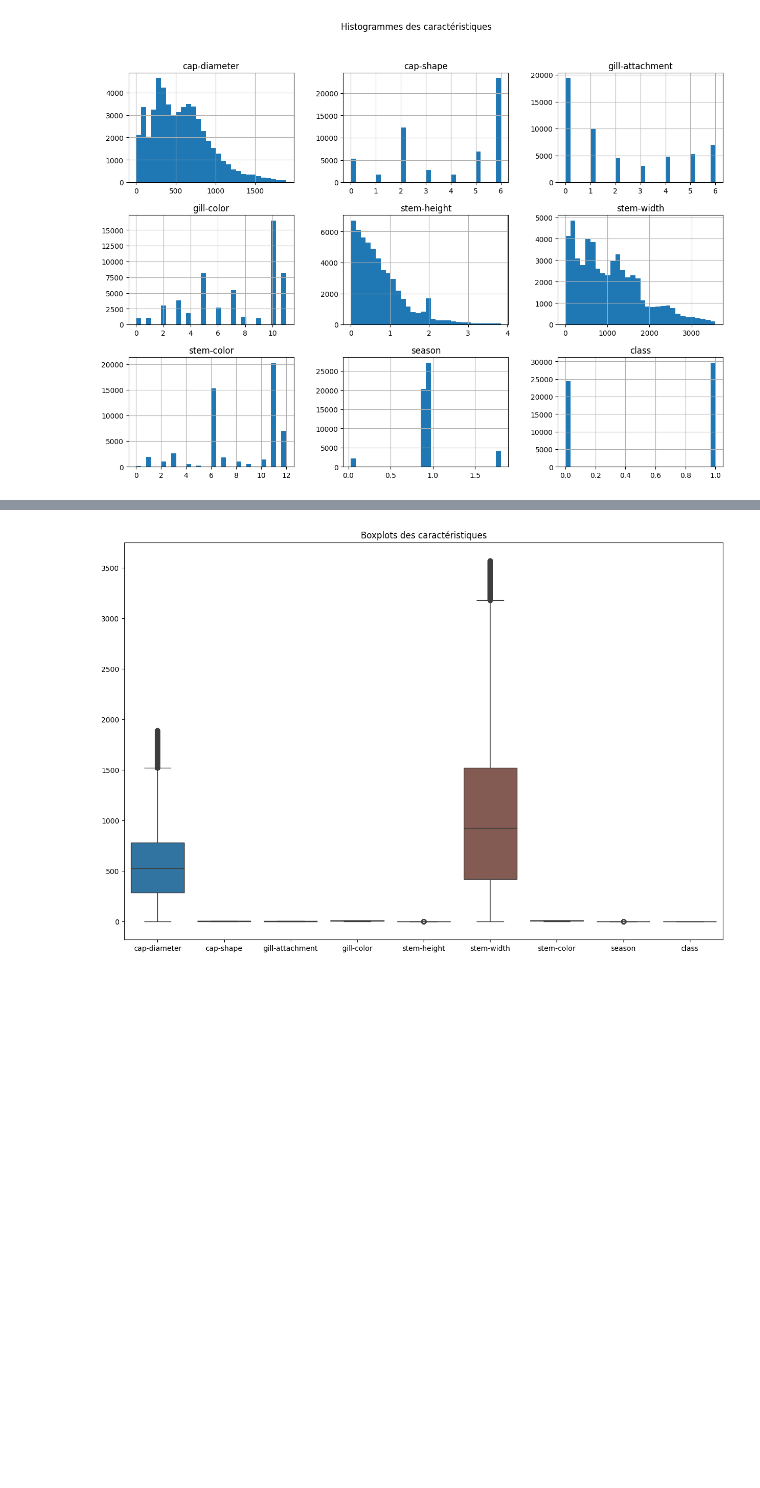
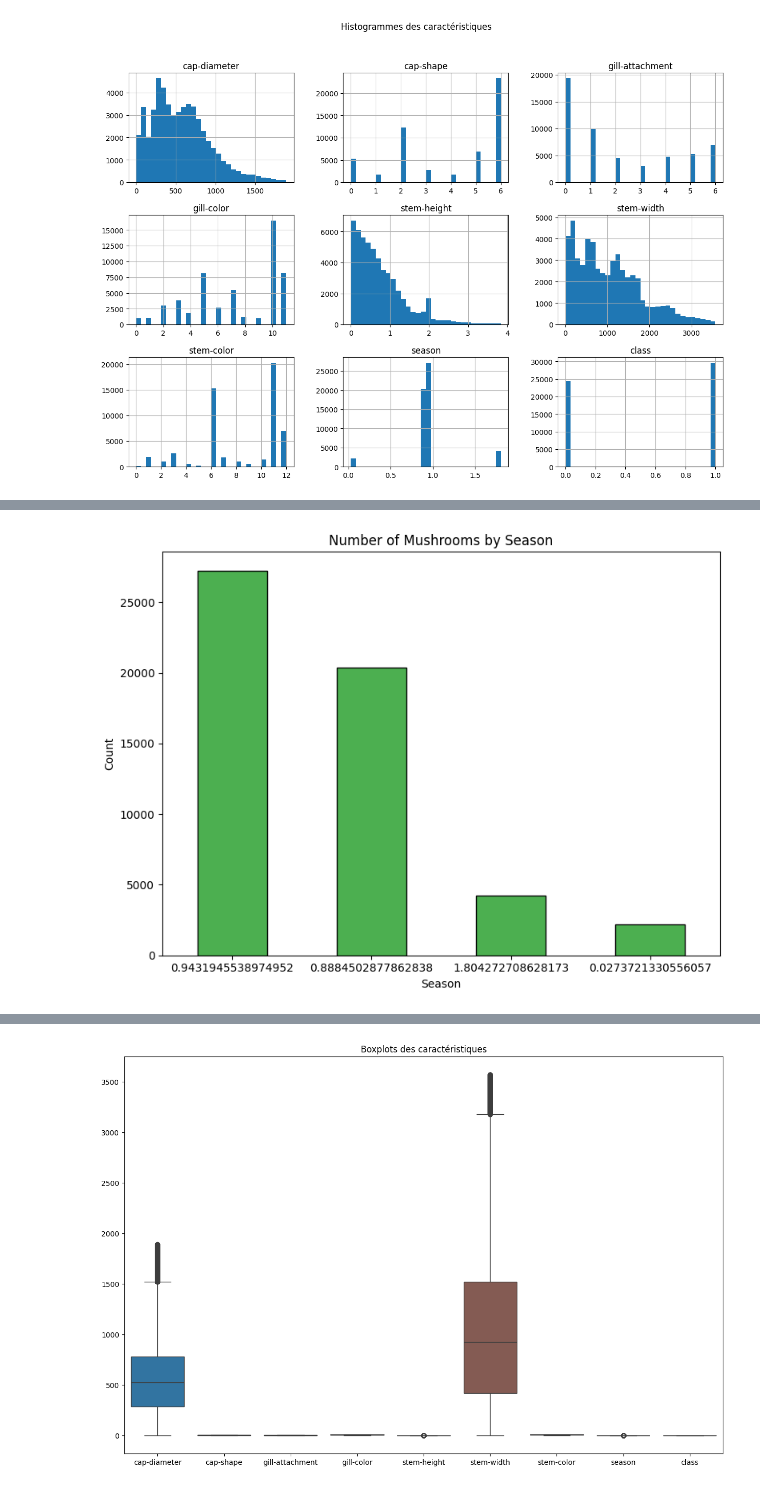
Before and after one commit to onissan19/ML-mush, a Jupyter notebook: mushroom.ipynb, the cells around one changed output, grey strips where cells are left out. Saved outputs shown, nothing was run; the diff lists cells and outputs as text; code cells hidden in the pictures; blank space fills up the shorter version.

```diff
--- a/mushroom.ipynb
+++ b/mushroom.ipynb
@@ -73,3 +124,16 @@ plt.show()
+# %%
+#Statistics on seasonal mushroom numbers.
+season_counts = data['season'].value_counts()
+plt.figure(figsize=(8, 6))
+season_counts.plot(kind='bar', color='#4CAF50', edgecolor='black')
+plt.title("Number of Mushrooms by Season")
+plt.xlabel("Season")
+plt.ylabel("Count")
+plt.xticks(rotation=0)
+plt.tight_layout()
+plt.show()
+# %% [output]
+[figure, added]
 # %%
 # Matrice de corrélation et heatmap
 corr_matrix = data.corr()
```
Also changed, not shown: parts of 17 cells of this notebook.
